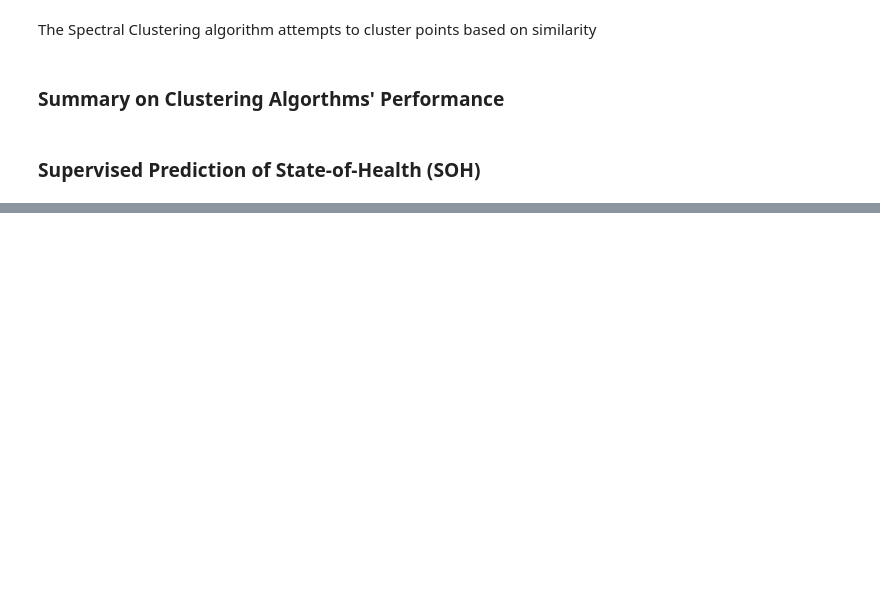
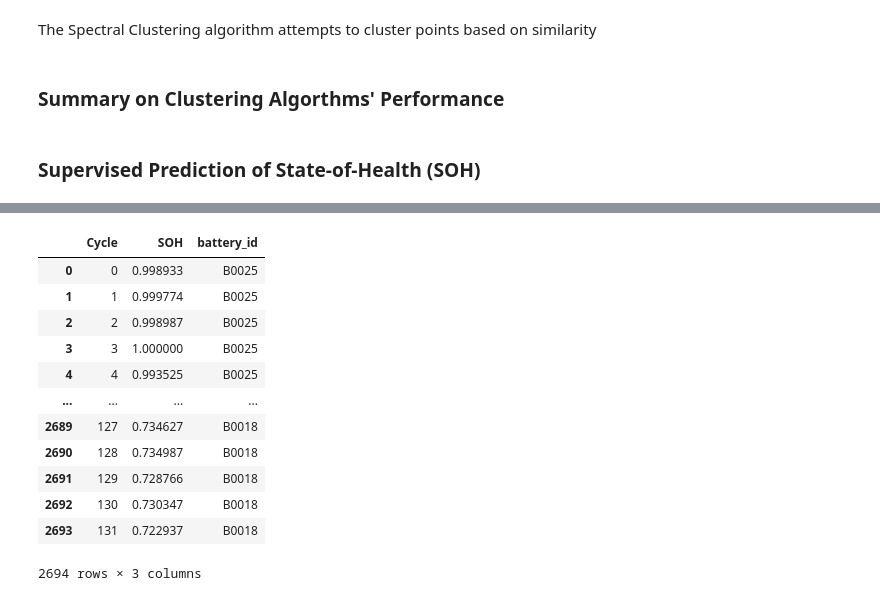
Before and after one commit to MKMiyagi/COGS_118B, a Jupyter notebook: Final_Project.ipynb, the cells around one changed output, grey strips where cells are left out. Drawn from its saved outputs; the diff is of its cells as text; code cells hidden in the pictures; blank space fills up the shorter version.

```diff
--- a/Final_Project.ipynb
+++ b/Final_Project.ipynb
@@ -832,0 +839,31 @@ Testing Error: 0.23843165939430563
+# %%
+def SOH(x, max_capacity):
+    return x/max_capacity
+
+SOH_df = pd.DataFrame()
+for (batt_group, batteries) in battery_groups.items():
+    for battery in batteries:
+        df_batt = get_battery_data(battery_df, battery)
+        if (df_batt is None):
+            continue
+        max_capacity = df_batt['Capacity'].max()
+        df_batt['SOH'] = df_batt['Capacity'].apply(lambda x: SOH(x, max_capacity))
+        # Append df_batt to SOH_df
+        df_batt['battery_id'] = battery
+        SOH_df = pd.concat([SOH_df, df_batt], ignore_index=True)
+
+SOH_df.drop(columns = 'Capacity')
+# %% [output]
+|  | Cycle | SOH | battery_id |
+| 0 | 0 | 0.998933 | B0025 |
+| 1 | 1 | 0.999774 | B0025 |
+| 2 | 2 | 0.998987 | B0025 |
+| 3 | 3 | 1.000000 | B0025 |
+| 4 | 4 | 0.993525 | B0025 |
+| ... | ... | ... | ... |
+| 2689 | 127 | 0.734627 | B0018 |
+| 2690 | 128 | 0.734987 | B0018 |
+| 2691 | 129 | 0.728766 | B0018 |
+| 2692 | 130 | 0.730347 | B0018 |
+| 2693 | 131 | 0.722937 | B0018 |
+2694 rows × 3 columns
```
Also changed, not shown: parts of 15 cells of this notebook.
